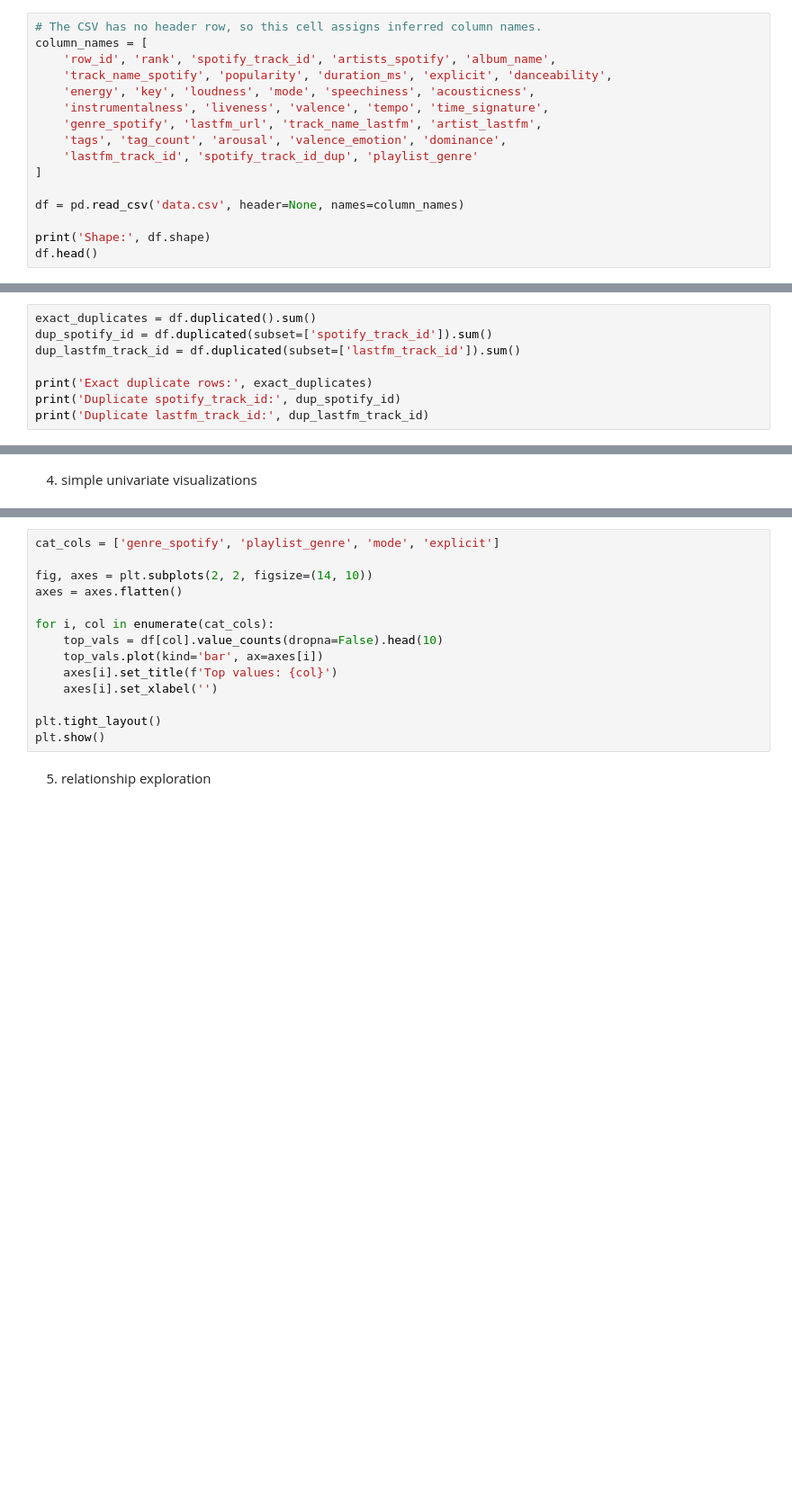
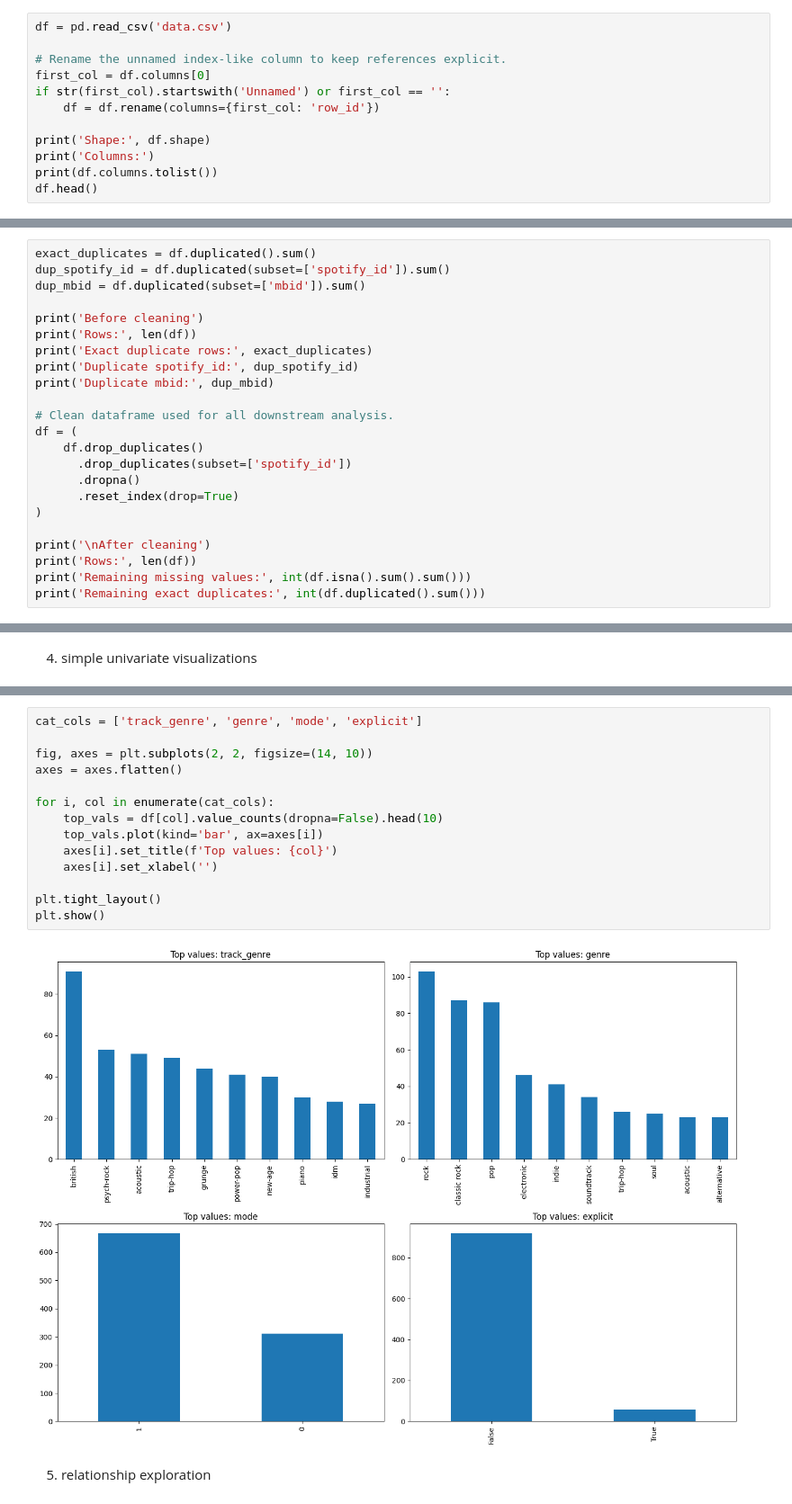
Before and after one commit to Speeb04/JSC270-Final-Project, a Jupyter notebook: eda_notebook.ipynb, the cells around one changed output, grey strips where cells are left out. Shown at 90% size. Cells and saved outputs as stored; diff of their text form; blank space fills up the shorter version.

Commit message:
reran w column names

```diff
--- a/eda_notebook.ipynb
+++ b/eda_notebook.ipynb
@@ -10,18 +10,14 @@ pd.set_option('display.max_columns', 100)
 # %% [markdown]
 1) load data and inspect structure
 # %%
-# The CSV has no header row, so this cell assigns inferred column names.
-column_names = [
-    'row_id', 'rank', 'spotify_track_id', 'artists_spotify', 'album_name',
-    'track_name_spotify', 'popularity', 'duration_ms', 'explicit', 'danceability',
-    'energy', 'key', 'loudness', 'mode', 'speechiness', 'acousticness',
-    'instrumentalness', 'liveness', 'valence', 'tempo', 'time_signature',
-    'genre_spotify', 'lastfm_url', 'track_name_lastfm', 'artist_lastfm',
-    'tags', 'tag_count', 'arousal', 'valence_emotion', 'dominance',
-    'lastfm_track_id', 'spotify_track_id_dup', 'playlist_genre'
-]
+df = pd.read_csv('data.csv')
 
-df = pd.read_csv('data.csv', header=None, names=column_names)
+# Rename the unnamed index-like column to keep references explicit.
+first_col = df.columns[0]
+if str(first_col).startswith('Unnamed') or first_col == '':
+    df = df.rename(columns={first_col: 'row_id'})
 
 print('Shape:', df.shape)
+print('Columns:')
+print(df.columns.tolist())
 df.head()
@@ -42,8 +83,23 @@ missing_summary.head(15)
 # %%
 exact_duplicates = df.duplicated().sum()
-dup_spotify_id = df.duplicated(subset=['spotify_track_id']).sum()
-dup_lastfm_track_id = df.duplicated(subset=['lastfm_track_id']).sum()
+dup_spotify_id = df.duplicated(subset=['spotify_id']).sum()
+dup_mbid = df.duplicated(subset=['mbid']).sum()
 
+print('Before cleaning')
+print('Rows:', len(df))
 print('Exact duplicate rows:', exact_duplicates)
-print('Duplicate spotify_track_id:', dup_spotify_id)
-print('Duplicate lastfm_track_id:', dup_lastfm_track_id)
+print('Duplicate spotify_id:', dup_spotify_id)
+print('Duplicate mbid:', dup_mbid)
+
+# Clean dataframe used for all downstream analysis.
+df = (
+    df.drop_duplicates()
+      .drop_duplicates(subset=['spotify_id'])
+      .dropna()
+      .reset_index(drop=True)
+)
+
+print('\nAfter cleaning')
+print('Rows:', len(df))
+print('Remaining missing values:', int(df.isna().sum().sum()))
+print('Remaining exact duplicates:', int(df.duplicated().sum()))
@@ -74,17 +161,19 @@ plt.show()
 # %%
-cat_cols = ['genre_spotify', 'playlist_genre', 'mode', 'explicit']
+cat_cols = ['track_genre', 'genre', 'mode', 'explicit']
 
 fig, axes = plt.subplots(2, 2, figsize=(14, 10))
 axes = axes.flatten()
 
 for i, col in enumerate(cat_cols):
     top_vals = df[col].value_counts(dropna=False).head(10)
     top_vals.plot(kind='bar', ax=axes[i])
     axes[i].set_title(f'Top values: {col}')
     axes[i].set_xlabel('')
 
 plt.tight_layout()
 plt.show()
+# %% [output]
+[figure, added]
 # %% [markdown]
 5) relationship exploration
 # %%
```
Also changed, not shown: parts of 14 cells of this notebook, 1 other file.
